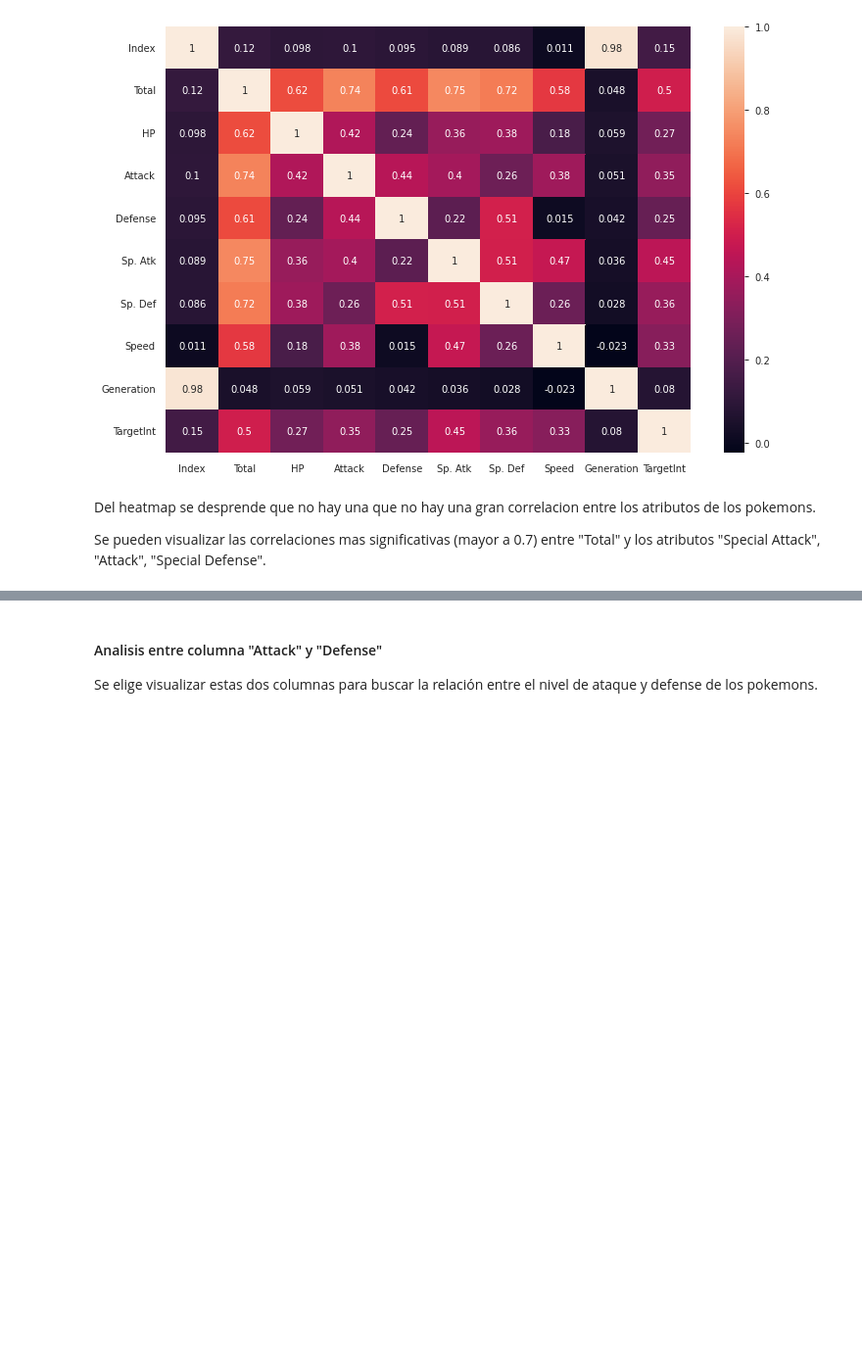
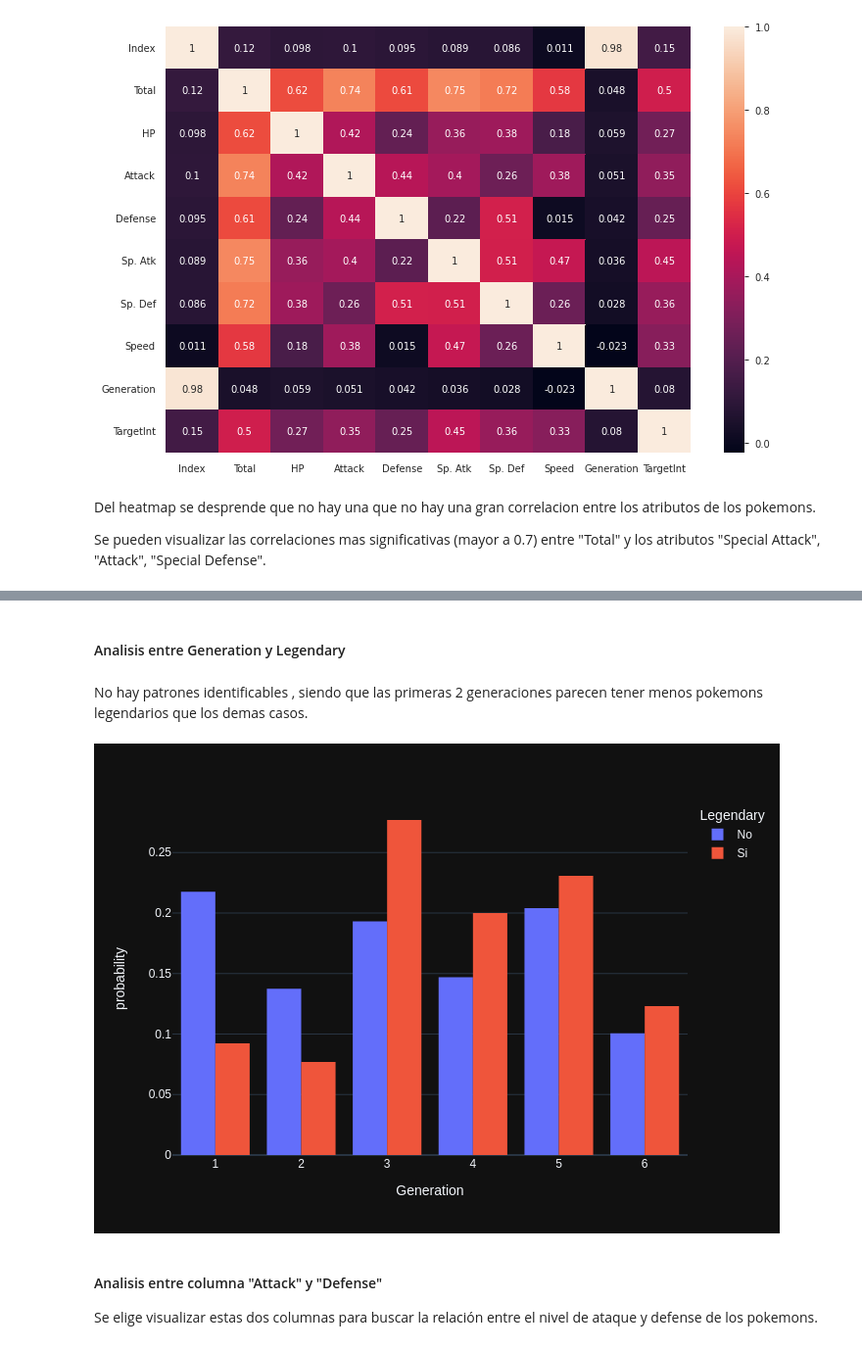
Before and after one commit to gdarias1987/Datascients-Coderhouse, a Jupyter notebook: Entrega1Arias.ipynb, the cells around one changed output, grey strips where cells are left out. Shown at 98% size. Saved outputs shown, nothing was run; the diff lists cells and outputs as text; code cells hidden in the pictures; blank space fills up the shorter version.

```diff
--- a/Entrega1Arias.ipynb
+++ b/Entrega1Arias.ipynb
@@ -381,3 +398,20 @@ Se pueden visualizar las correlaciones mas significativas (mayor a 0.7) entre "T
+# %% [markdown]
+#### Analisis entre Generation y Legendary
+# %% [markdown]
+No hay patrones identificables , siendo que las primeras 2 generaciones parecen tener menos pokemons legendarios que los demas casos.
+# %%
+fig = px.histogram(
+    df,
+    x='Generation',
+    color='Legendary',
+    histnorm='probability',
+    barmode="group"
+)
+
+# fig.show()
+fig.show("png")
+# %% [output]
+[figure, added]
 # %% [markdown]
 #### Analisis entre columna "Attack" y "Defense"
 Se elige visualizar estas dos columnas para buscar la relación entre el nivel de ataque y defense de los pokemons.
```
Also changed, not shown: parts of 3 cells of this notebook.
